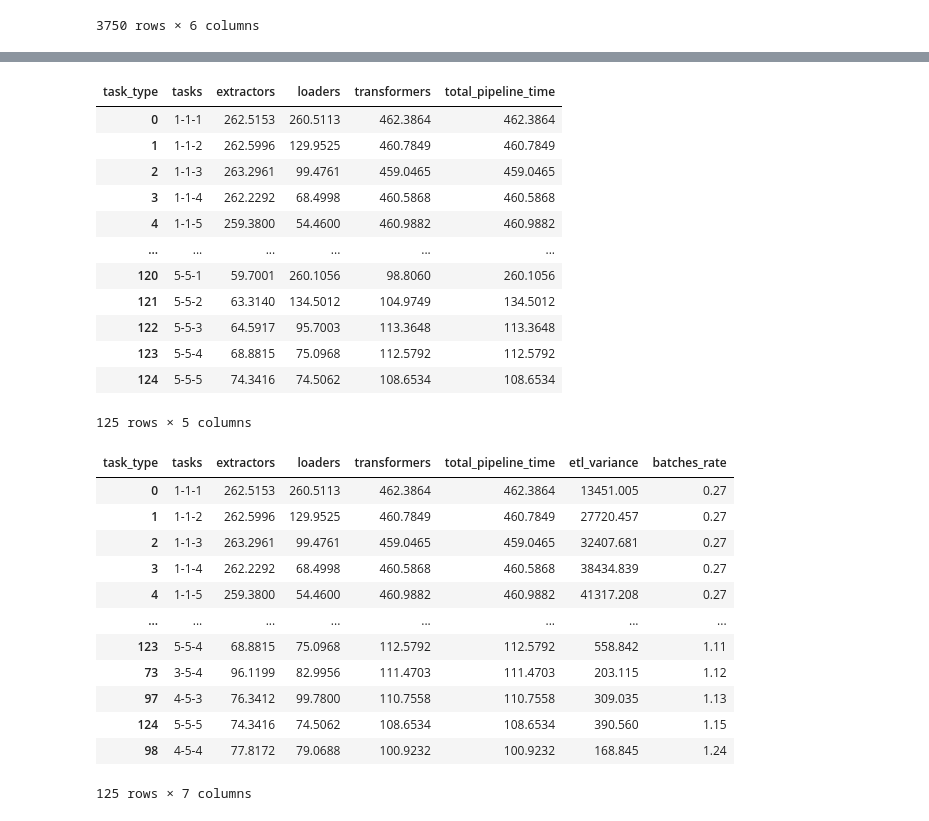
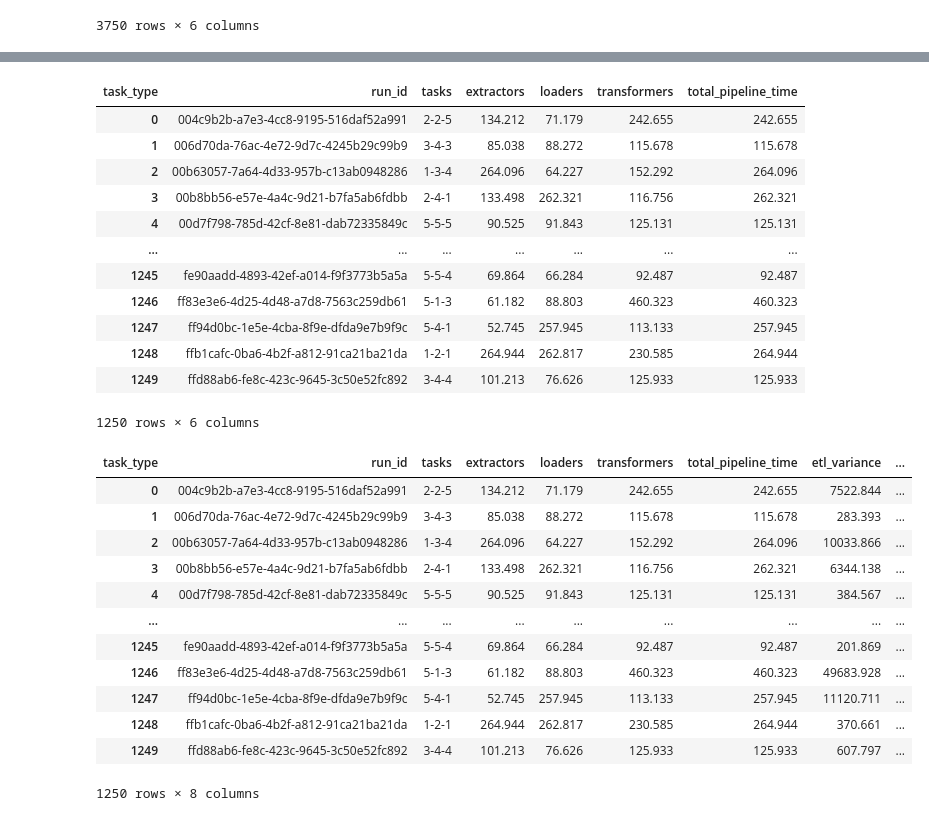
Before and after one commit to offcomputer/usp-airflow-project, a Jupyter notebook: src/notebooks/results.ipynb, the cells around one changed output, grey strips where cells are left out. Drawn from its saved outputs; the diff is of its cells as text; code cells hidden in the pictures.

Commit message:
fix: results according to the 10 dags running in parallel

```diff
--- a/src/notebooks/results.ipynb
+++ b/src/notebooks/results.ipynb
@@ -98,43 +77,42 @@ df_mean
 # %%
 df_grouped = (
-    df_mean
-    .pivot(index='tasks', columns='task_type', values='duration')
+    df_time_span.copy()[['run_id', 'task_type', 'tasks', 'duration']]
+    .pivot(index=['run_id', 'tasks'], columns='task_type', values='duration')
     .fillna(0)
     .reset_index()
 )
 df_grouped['total_pipeline_time'] = df_grouped[cols].max(axis=1)
 df_grouped
 # %% [output]
-| task_type | tasks | extractors | loaders | transformers | total_pipeline_time |
-| 0 | 1-1-1 | 262.5153 | 260.5113 | 462.3864 | 462.3864 |
-| 1 | 1-1-2 | 262.5996 | 129.9525 | 460.7849 | 460.7849 |
-| 2 | 1-1-3 | 263.2961 | 99.4761 | 459.0465 | 459.0465 |
-| 3 | 1-1-4 | 262.2292 | 68.4998 | 460.5868 | 460.5868 |
-| 4 | 1-1-5 | 259.3800 | 54.4600 | 460.9882 | 460.9882 |
-| ... | ... | ... | ... | ... | ... |
-| 120 | 5-5-1 | 59.7001 | 260.1056 | 98.8060 | 260.1056 |
-| 121 | 5-5-2 | 63.3140 | 134.5012 | 104.9749 | 134.5012 |
-| 122 | 5-5-3 | 64.5917 | 95.7003 | 113.3648 | 113.3648 |
-| 123 | 5-5-4 | 68.8815 | 75.0968 | 112.5792 | 112.5792 |
-| 124 | 5-5-5 | 74.3416 | 74.5062 | 108.6534 | 108.6534 |
+| task_type | run_id | tasks | extractors | loaders | transformers | total_pipeline_time |
+| 0 | 004c9b2b-a7e3-4cc8-9195-516daf52a991 | 2-2-5 | 134.212 | 71.179 | 242.655 | 242.655 |
+| 1 | 006d70da-76ac-4e72-9d7c-4245b29c99b9 | 3-4-3 | 85.038 | 88.272 | 115.678 | 115.678 |
+| 2 | 00b63057-7a64-4d33-957b-c13ab0948286 | 1-3-4 | 264.096 | 64.227 | 152.292 | 264.096 |
+| 3 | 00b8bb56-e57e-4a4c-9d21-b7fa5ab6fdbb | 2-4-1 | 133.498 | 262.321 | 116.756 | 262.321 |
+| 4 | 00d7f798-785d-42cf-8e81-dab72335849c | 5-5-5 | 90.525 | 91.843 | 125.131 | 125.131 |
+| ... | ... | ... | ... | ... | ... | ... |
+| 1245 | fe90aadd-4893-42ef-a014-f9f3773b5a5a | 5-5-4 | 69.864 | 66.284 | 92.487 | 92.487 |
+| 1246 | ff83e3e6-4d25-4d48-a7d8-7563c259db61 | 5-1-3 | 61.182 | 88.803 | 460.323 | 460.323 |
+| 1247 | ff94d0bc-1e5e-4cba-8f9e-dfda9e7b9f9c | 5-4-1 | 52.745 | 257.945 | 113.133 | 257.945 |
+| 1248 | ffb1cafc-0ba6-4b2f-a812-91ca21ba21da | 1-2-1 | 264.944 | 262.817 | 230.585 | 264.944 |
+| 1249 | ffd88ab6-fe8c-423c-9645-3c50e52fc892 | 3-4-4 | 101.213 | 76.626 | 125.933 | 125.933 |
-125 rows × 5 columns
+1250 rows × 6 columns
 # %%
 result = df_grouped.copy()
 result['etl_variance'] = round(result[cols].var(axis=1), 3)
 result['batches_rate'] = round(125 / result['total_pipeline_time'], 2)
-result.sort_values(by='batches_rate', inplace=True)
 result
 # %% [output]
-| task_type | tasks | extractors | loaders | transformers | total_pipeline_time | etl_variance | batches_rate |
-| 0 | 1-1-1 | 262.5153 | 260.5113 | 462.3864 | 462.3864 | 13451.005 | 0.27 |
-| 1 | 1-1-2 | 262.5996 | 129.9525 | 460.7849 | 460.7849 | 27720.457 | 0.27 |
-| 2 | 1-1-3 | 263.2961 | 99.4761 | 459.0465 | 459.0465 | 32407.681 | 0.27 |
-| 3 | 1-1-4 | 262.2292 | 68.4998 | 460.5868 | 460.5868 | 38434.839 | 0.27 |
-| 4 | 1-1-5 | 259.3800 | 54.4600 | 460.9882 | 460.9882 | 41317.208 | 0.27 |
-| ... | ... | ... | ... | ... | ... | ... | ... |
-| 123 | 5-5-4 | 68.8815 | 75.0968 | 112.5792 | 112.5792 | 558.842 | 1.11 |
-| 73 | 3-5-4 | 96.1199 | 82.9956 | 111.4703 | 111.4703 | 203.115 | 1.12 |
-| 97 | 4-5-3 | 76.3412 | 99.7800 | 110.7558 | 110.7558 | 309.035 | 1.13 |
-| 124 | 5-5-5 | 74.3416 | 74.5062 | 108.6534 | 108.6534 | 390.560 | 1.15 |
-| 98 | 4-5-4 | 77.8172 | 79.0688 | 100.9232 | 100.9232 | 168.845 | 1.24 |
+| task_type | run_id | tasks | extractors | loaders | transformers | total_pipeline_time | etl_variance | ... |
+| 0 | 004c9b2b-a7e3-4cc8-9195-516daf52a991 | 2-2-5 | 134.212 | 71.179 | 242.655 | 242.655 | 7522.844 | ... |
+| 1 | 006d70da-76ac-4e72-9d7c-4245b29c99b9 | 3-4-3 | 85.038 | 88.272 | 115.678 | 115.678 | 283.393 | ... |
+| 2 | 00b63057-7a64-4d33-957b-c13ab0948286 | 1-3-4 | 264.096 | 64.227 | 152.292 | 264.096 | 10033.866 | ... |
+| 3 | 00b8bb56-e57e-4a4c-9d21-b7fa5ab6fdbb | 2-4-1 | 133.498 | 262.321 | 116.756 | 262.321 | 6344.138 | ... |
+| 4 | 00d7f798-785d-42cf-8e81-dab72335849c | 5-5-5 | 90.525 | 91.843 | 125.131 | 125.131 | 384.567 | ... |
+| ... | ... | ... | ... | ... | ... | ... | ... | ... |
+| 1245 | fe90aadd-4893-42ef-a014-f9f3773b5a5a | 5-5-4 | 69.864 | 66.284 | 92.487 | 92.487 | 201.869 | ... |
+| 1246 | ff83e3e6-4d25-4d48-a7d8-7563c259db61 | 5-1-3 | 61.182 | 88.803 | 460.323 | 460.323 | 49683.928 | ... |
+| 1247 | ff94d0bc-1e5e-4cba-8f9e-dfda9e7b9f9c | 5-4-1 | 52.745 | 257.945 | 113.133 | 257.945 | 11120.711 | ... |
+| 1248 | ffb1cafc-0ba6-4b2f-a812-91ca21ba21da | 1-2-1 | 264.944 | 262.817 | 230.585 | 264.944 | 370.661 | ... |
+| 1249 | ffd88ab6-fe8c-423c-9645-3c50e52fc892 | 3-4-4 | 101.213 | 76.626 | 125.933 | 125.933 | 607.797 | ... |
-125 rows × 7 columns
+1250 rows × 8 columns
```
Also changed, not shown: parts of 14 cells of this notebook.
